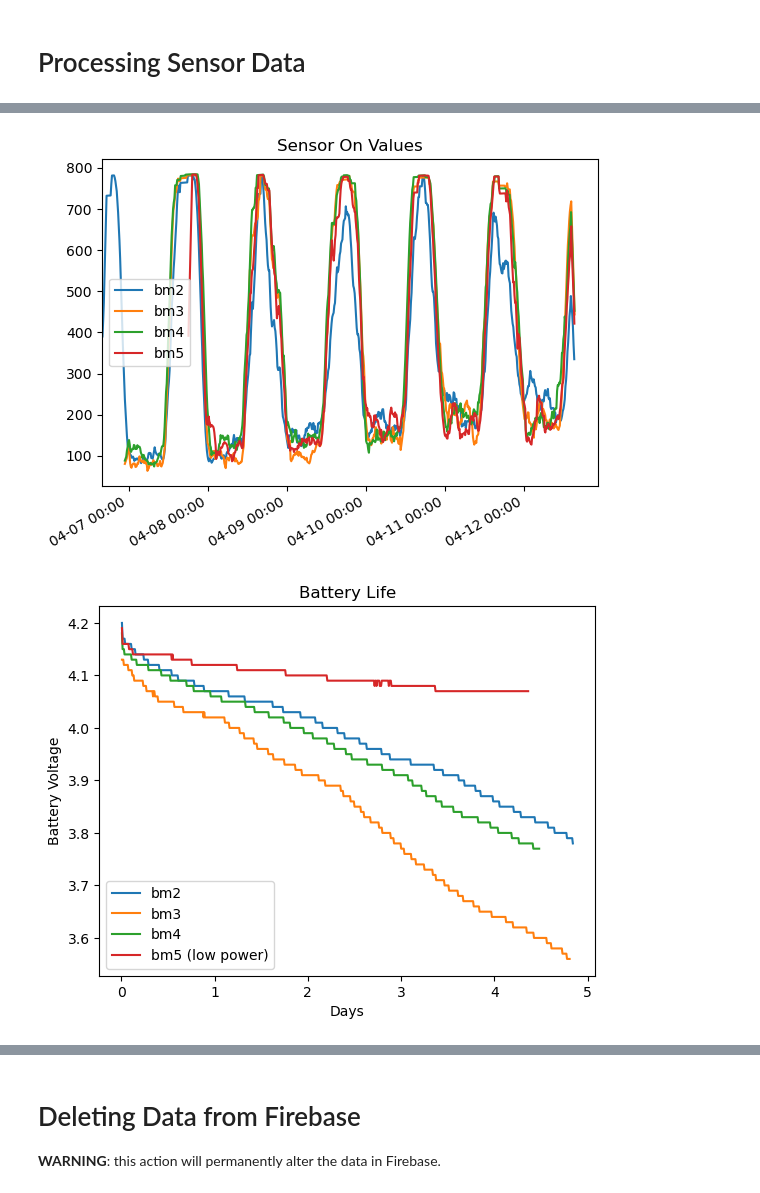
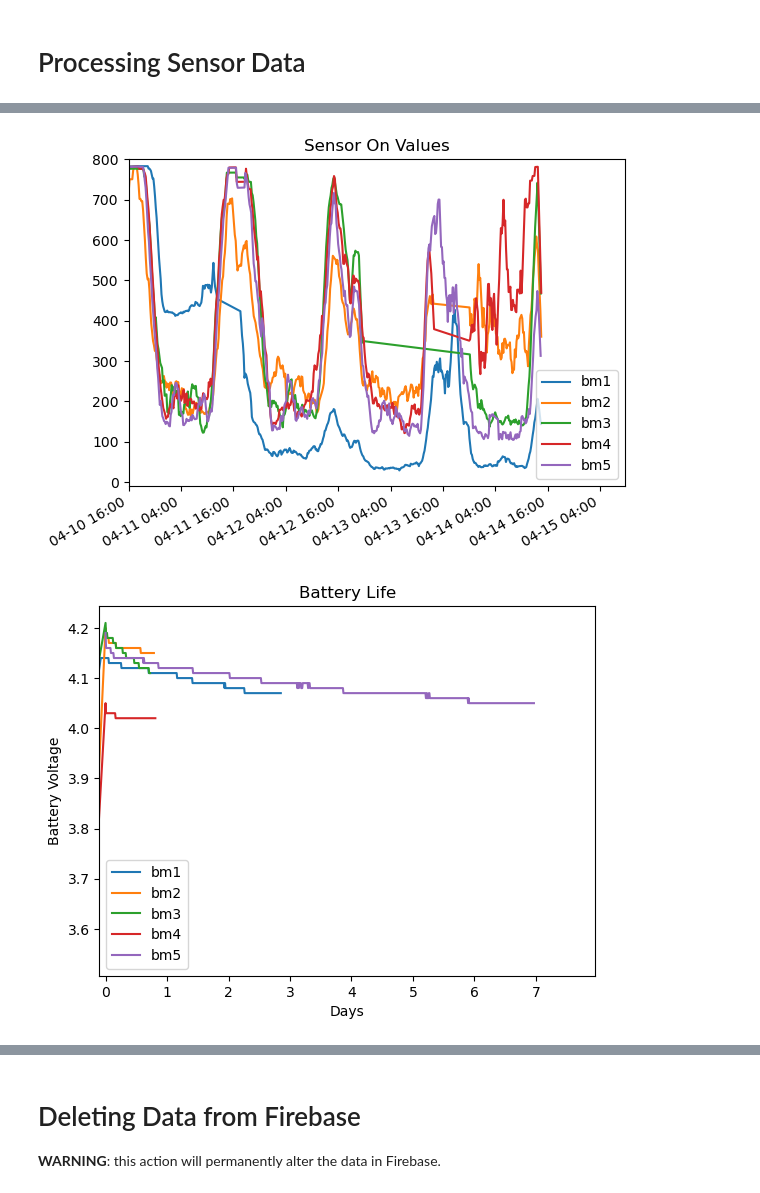
Before and after one commit to wFairmanOlin/Biomass, a Jupyter notebook: data/process_data.ipynb, the cells around one changed output, grey strips where cells are left out. Saved outputs shown, nothing was run; the diff lists cells and outputs as text; code cells hidden in the pictures.

```diff
--- a/data/process_data.ipynb
+++ b/data/process_data.ipynb
@@ -118,46 +133,60 @@ bm5 = bmass_sensor('bmass_5', data)
 # %%
 # Set date format for x-axis labels
 date_fmt = '%m-%d %H:%M'
 # Use DateFormatter to set the data to the correct format.
 date_formatter = mdates.DateFormatter(date_fmt)
 
-bm2_t = mdates.date2num(bm2.d_dt)
-bm3_t = mdates.date2num(bm3.d_dt)
-bm4_t = mdates.date2num(bm4.d_dt)
-bm5_t = mdates.date2num(bm5.d_dt)
 
-lower = mdates.date2num(datetime(2023, 4, 6, hour=16))
+lower = datetime(2023, 4, 10, hour=16)
 #plot
 plt.figure()
-plt.plot(bm2_t, moving_average(bm2.on, 12))
-plt.plot(bm3_t, moving_average(bm3.on, 12))
-plt.plot(bm4_t, moving_average(bm4.on, 12))
-plt.plot(bm5_t, moving_average(bm5.on, 12))
+plt.plot(bm1.d_dt, moving_average(bm1.on, 10))
+plt.plot(bm2.d_dt, moving_average(bm2.on, 10))
+plt.plot(bm3.d_dt, moving_average(bm3.on, 10))
+plt.plot(bm4.d_dt, moving_average(bm4.on, 10))
+plt.plot(bm5.d_dt, moving_average(bm5.on, 10))
 plt.xlim(left=lower)
-# plt.ylim(top=400)
+plt.ylim(top=800)
 plt.title("Sensor On Values")
-plt.legend(['bm2', 'bm3', 'bm4', 'bm5'])
+plt.legend(['bm1','bm2', 'bm3', 'bm4', 'bm5'])
 plt.gcf().autofmt_xdate()
 plt.gca().xaxis.set_major_formatter(date_formatter)
 plt.show()
 # %% [output]
-[figure, old version]
+[figure, new version]
 # %%
+bm1_t = mdates.date2num(bm1.s_dt)
+bm2_t = mdates.date2num(bm2.s_dt)
 bm3_t = mdates.date2num(bm3.s_dt)
 bm4_t = mdates.date2num(bm4.s_dt)
 bm5_t = mdates.date2num(bm5.s_dt)
 
+bm1_start = bm1_t[1633]
+bm2_start = bm2_t[812]
+bm3_start = bm3_t[723]
+bm4_start = bm4_t[755]
+bm5_start = bm5_t[0]
+
+
+bm1_t = bm1_t - bm1_start
+bm2_t = bm2_t - bm2_start
+bm3_t = bm3_t - bm3_start
+bm4_t = bm4_t - bm4_start
+bm5_t = bm5_t - bm5_start
+
 t = np.arange(1, len(bm2.battv) + 1) / 6 / 24
 plt.figure()
-plt.plot(t[:len(bm2.battv)], bm2.battv)
-plt.plot(t[:len(bm3.battv)], bm3.battv)
-plt.plot(t[:len(bm4.battv)], bm4.battv)
-plt.plot(t[:len(bm5.battv)], bm5.battv)
+plt.plot(bm1_t, bm1.battv)
+plt.plot(bm2_t, bm2.battv)
+plt.plot(bm3_t, bm3.battv)
+plt.plot(bm4_t, bm4.battv)
+plt.plot(bm5_t, bm5.battv)
+plt.xlim(left=-.1)
 plt.title("Battery Life")
 plt.ylabel("Battery Voltage")
 plt.xlabel("Days")
-plt.legend(["bm2", "bm3", "bm4", "bm5 (low power)"], loc='lower left')
+plt.legend(["bm1", "bm2", "bm3", "bm4", "bm5"], loc='lower left')
 plt.show()
 # %% [output]
-[figure, old version]
+[figure, new version]
 # %%
```
Also changed, not shown: parts of 4 cells of this notebook, 2 other files.
